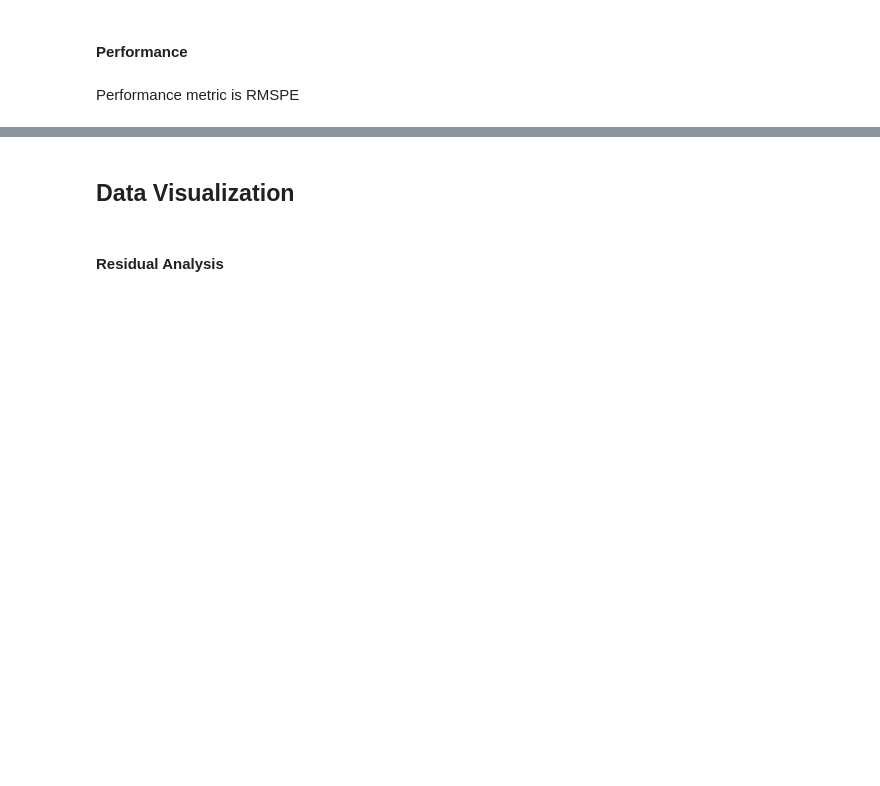
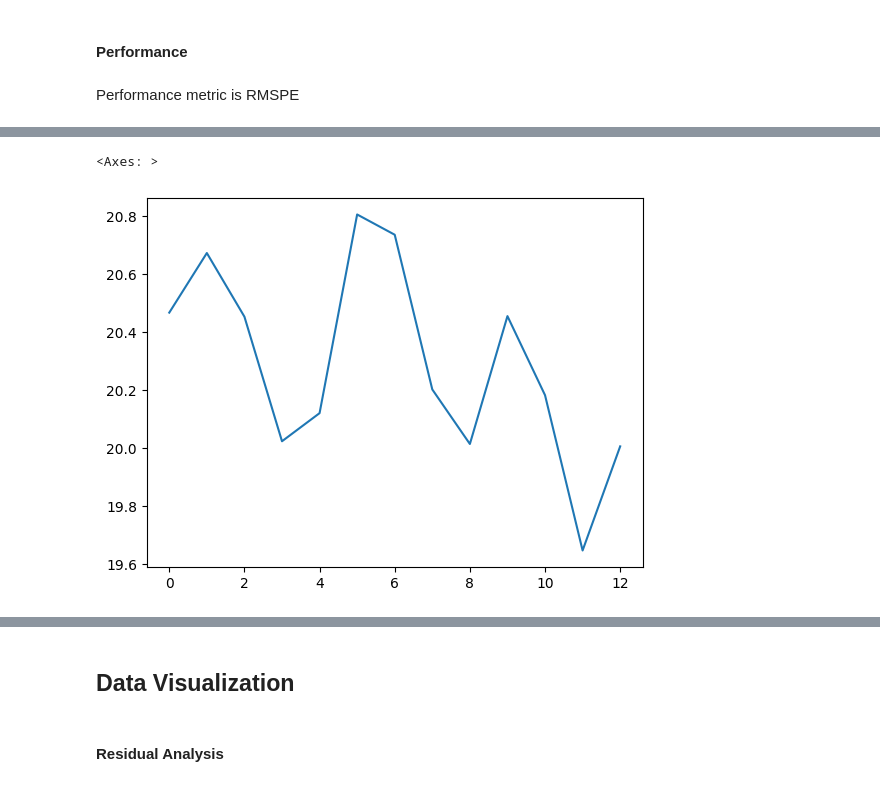
Before and after one commit to cnmi-ds-22/efitznm___Data-Science-Portfolio-C22, a Jupyter notebook: Modules/Module_2_Regression/Projects/Instructions/Project.2-Housing/Housing-Pass-18.ipynb, the cells around one changed output, grey strips where cells are left out. Cells and saved outputs as stored; diff of their text form; code cells hidden in the pictures; blank space fills up the shorter version.

```diff
--- a/Modules/Module_2_Regression/Projects/Instructions/Project.2-Housing/Housing-Pass-18.ipynb
+++ b/Modules/Module_2_Regression/Projects/Instructions/Project.2-Housing/Housing-Pass-18.ipynb
@@ -684,0 +691,9 @@ array([18.70164745, 18.00888669, 19.75795661, 26.164564  , 23.22172   ,
+# %%
+# Create results DataFrame
+results_df = pd.DataFrame({
+    'Alpha': alpha,
+    'RMSPE': results_alpha
+})
+
+# Print results
+print(results_df)
@@ -684,0 +733,6 @@ array([18.70164745, 18.00888669, 19.75795661, 26.164564  , 23.22172   ,
+# %%
+# Plot of alphas by RMSPE
+results_df.sort_values( by = ["Alpha"])["RMSPE"].plot()
+# %% [output]
+<Axes: >
+[figure, added]
```
Also changed, not shown: parts of 22 cells of this notebook.
